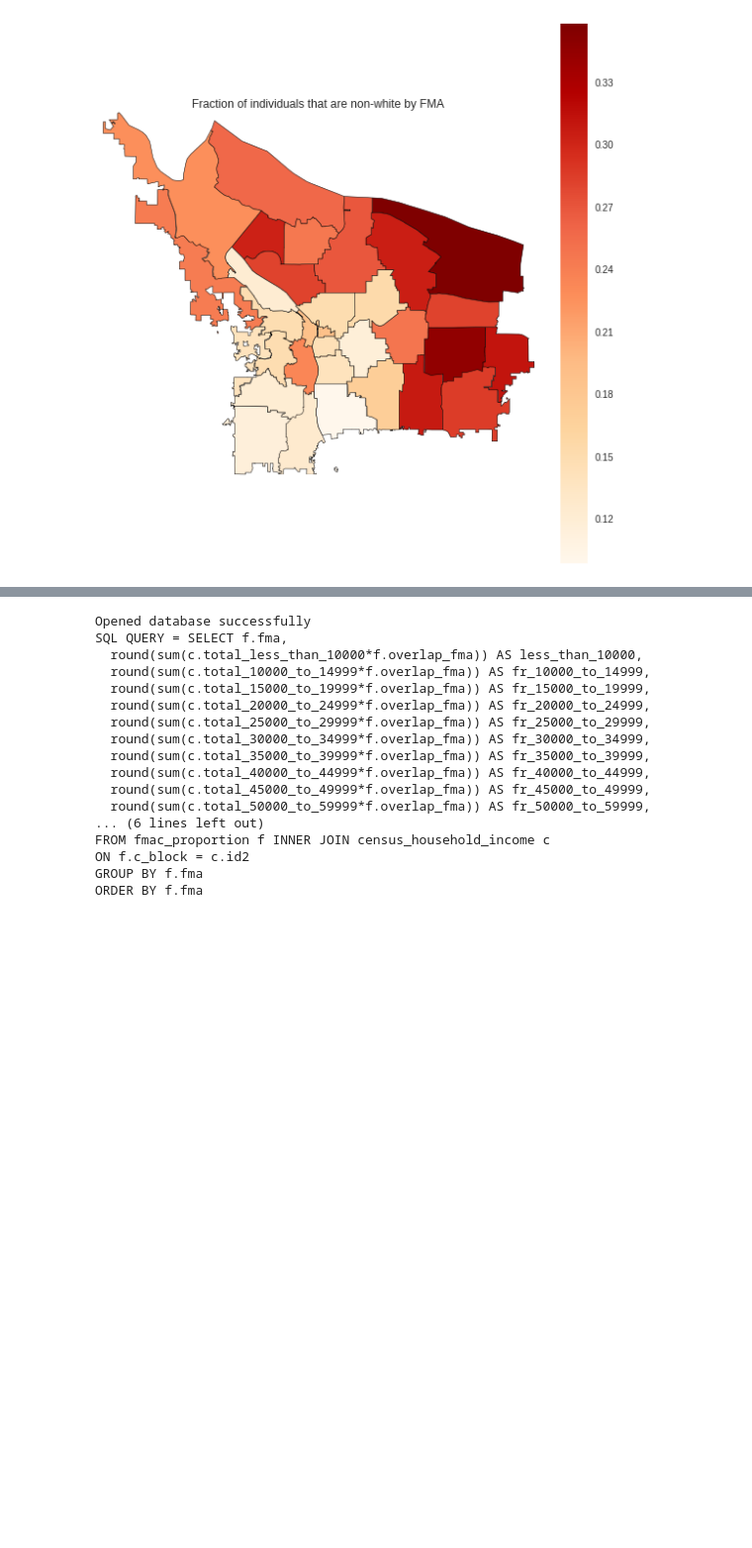
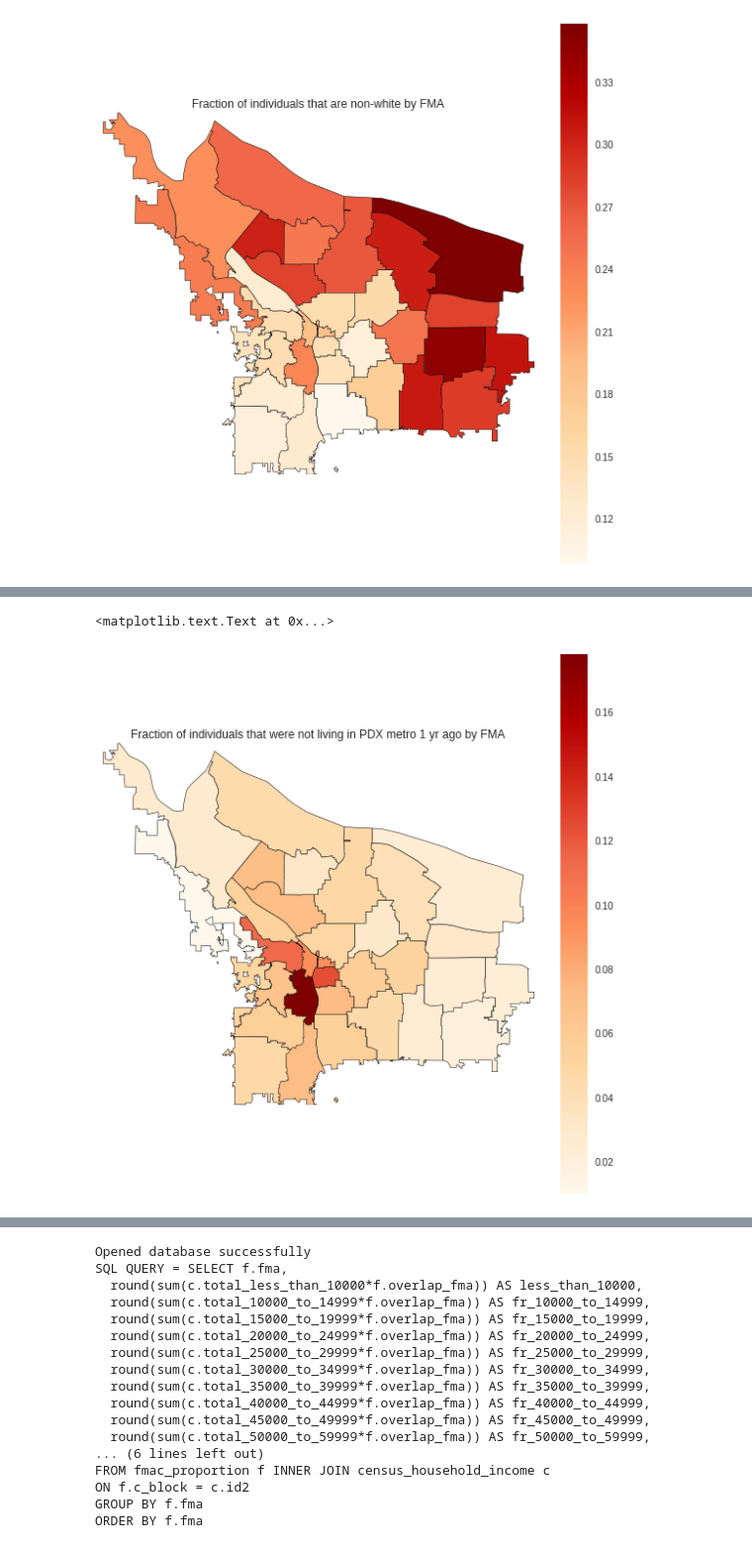
Before and after one commit to hackoregon/emergency-response, a Jupyter notebook: notebooks/census_eda_geo.ipynb, the cells around one changed output, grey strips where cells are left out. Shown at 99% size. Drawn from its saved outputs; the diff is of its cells as text; code cells hidden in the pictures; blank space fills up the shorter version.

```diff
--- a/notebooks/census_eda_geo.ipynb
+++ b/notebooks/census_eda_geo.ipynb
@@ -795,0 +936,23 @@ plt.title("Fraction of individuals that are non-white by FMA")
+# %%
+# explore geographical mobility by FMA
+
+QUERY12='''SELECT f.fma,
+  round(sum(c.total*f.overlap_cbg)) AS total,
+  round(sum(c.Same_house_one_yr*f.overlap_cbg)) AS same_house,
+  round(sum(c.diff_house_US_one_yr*f.overlap_cbg)) AS diff_house_same_metro,
+  round((sum(c.diff_house_US_one_yr*f.overlap_cbg))-(sum(c.diff_house_US_one_yr_Same_metro*f.overlap_cbg)))
+       AS diff_area_total,
+  (((sum(c.diff_house_US_one_yr*f.overlap_cbg))-(sum(c.diff_house_US_one_yr_Same_metro*f.overlap_cbg)))/
+       (sum(c.total*f.overlap_cbg))) AS percent_diff_area,
+  round(sum(c.Abroad_one_yr*f.overlap_cbg)) AS diff_country,
+  ((sum(c.Abroad_one_yr*f.overlap_cbg))/(sum(c.total*f.overlap_cbg))) AS percent_diff_country,
+  s.geom
+FROM fmac_proportion f INNER JOIN census_geographical_mobility c
+ON f.c_block = c.id2
+INNER JOIN fma_shapes s
+ON f.fma = s.fma
+GROUP BY f.fma, s.geom
+ORDER BY percent_diff_area DESC
+'''
+# %%
+df12 = gpd_query(QUERY12)
@@ -795,0 +997,16 @@ plt.title("Fraction of individuals that are non-white by FMA")
+# %%
+gplt.choropleth(df12,
+                hue=df12['percent_diff_area'],  # Display data, passed as a Series
+                projection=gcrs.AlbersEqualArea(),
+                cmap='OrRd',
+                linewidth=0.5,
+                k=None,
+                legend=True,
+                #scheme='equal_interval',
+                figsize=(10, 10))
+
+
+plt.title("Fraction of individuals that were not living in PDX metro 1 yr ago by FMA")
+# %% [output]
+<matplotlib.text.Text at 0x...>
+[figure, added]
```
Also changed, not shown: parts of 13 cells of this notebook.
